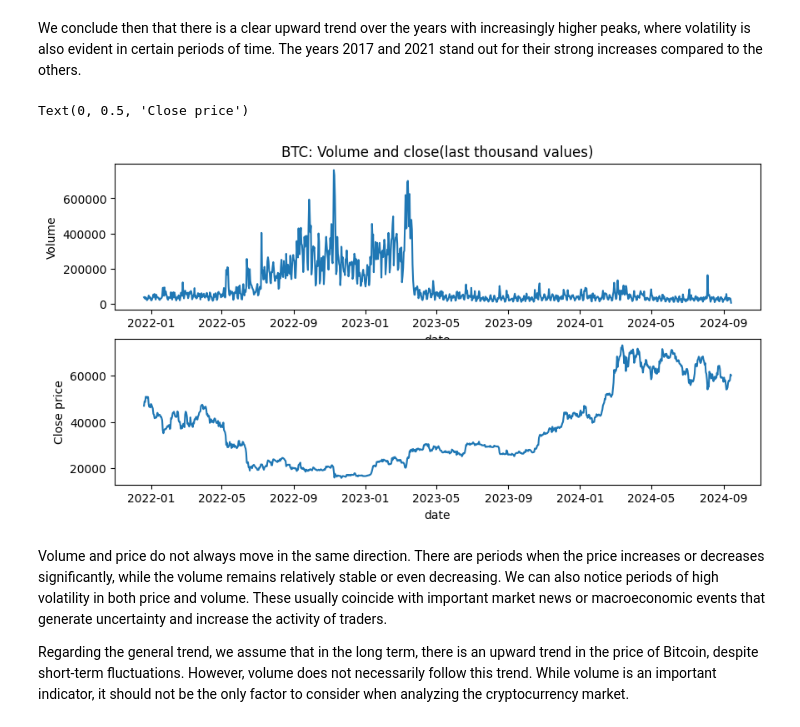
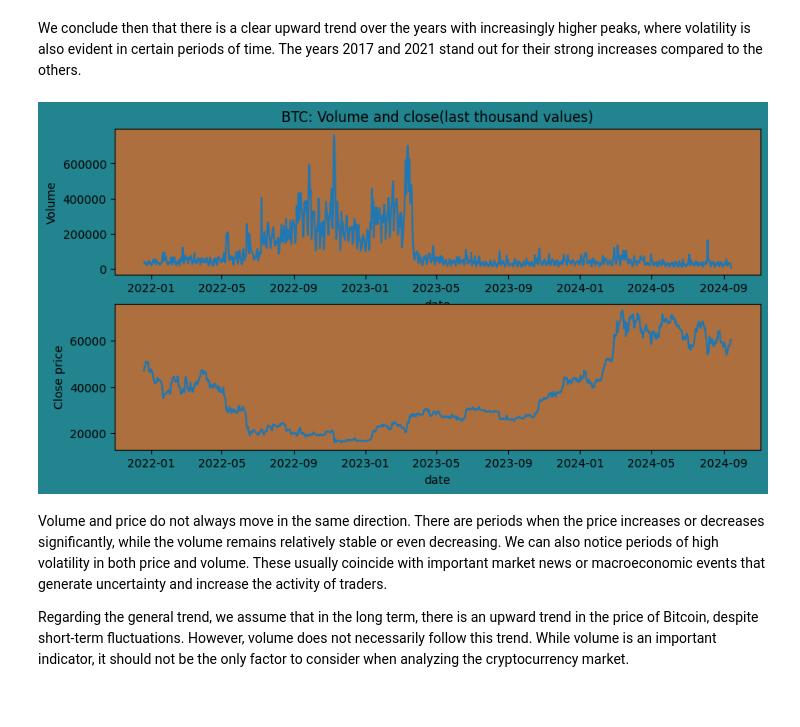
Before and after one commit to Pableren/Glass-Bubble, a Jupyter notebook: Eda.ipynb, the cells around one changed output. Drawn from its saved outputs; the diff is of its cells as text; code cells hidden in the pictures.

Commit message:
ta graphs

```diff
--- a/Eda.ipynb
+++ b/Eda.ipynb
@@ -103,13 +101,17 @@ We conclude then that there is a clear upward trend over the years with increasi
 # %%
 fig, (ax1, ax2) = plt.subplots(2, 1, figsize=(10, 5))
 sns.lineplot(data=df_1d[-1000:], x='date', y='volume', ax=ax1)
 ax1.set_title('BTC: Volume and close(last thousand values)')
 ax1.set_ylabel('Volume')
 sns.lineplot(data=df_1d[-1000:], x='date', y='close', ax=ax2)
 ax2.set_ylabel('Close price')
+
+fig.set_facecolor('#22848f')
+ax1.set_facecolor('#ad6f3d')
+ax2.set_facecolor('#ad6f3d')
+fig.show()
 # %% [output]
-Text(0, 0.5, 'Close price')
-[figure, old version]
+[figure, new version]
 # %% [markdown]
 Volume and price do not always move in the same direction. There are periods when the price increases or decreases significantly, while the volume remains relatively stable or even decreasing. We can also notice periods of high volatility in both price and volume. These usually coincide with important market news or macroeconomic events that generate uncertainty and increase the activity of traders.
 
```
Also changed, not shown: parts of 4 cells of this notebook.
